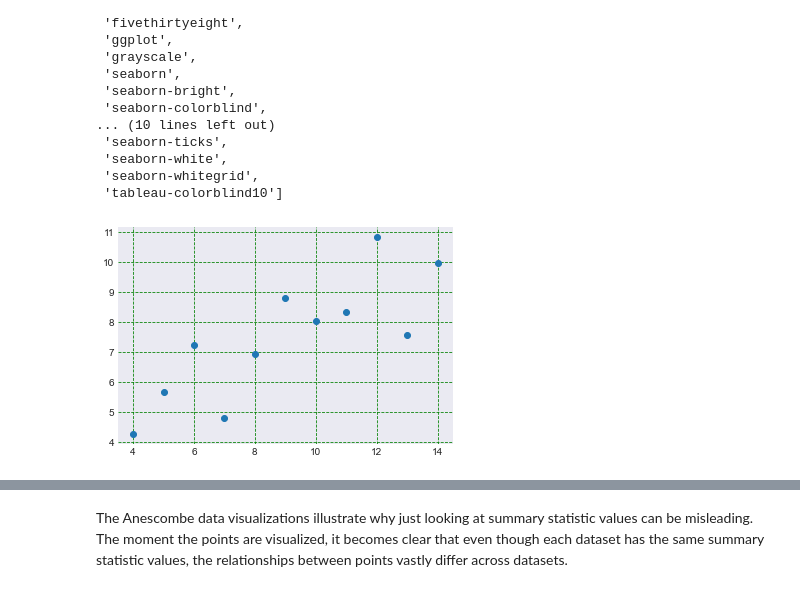
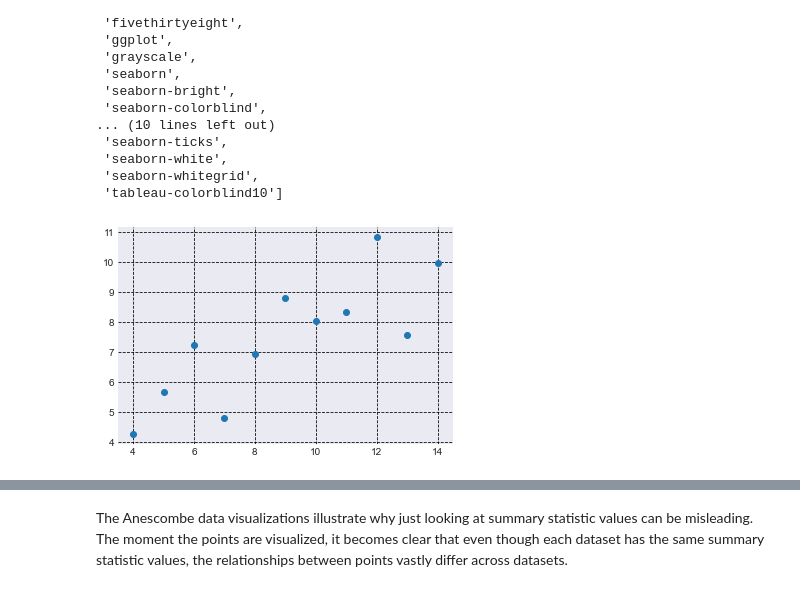
Before and after one commit to prakharjadaun/ML-Learn-With-Me, a Jupyter notebook: 06 - Introduction To Plotting.ipynb, the cells around one changed output, grey strips where cells are left out. Saved outputs shown, nothing was run; the diff lists cells and outputs as text; code cells hidden in the pictures.

```diff
--- a/06 - Introduction To Plotting.ipynb
+++ b/06 - Introduction To Plotting.ipynb
@@ -148,12 +148,12 @@ plt.style.available
 # %%
 # I am using 'seaborn-dark' style. You can explore any of the style that you want to.
 
 plt.style.use('seaborn-dark')
 plt.plot(data1['x'],data1['y'],'o')
-plt.grid(linestyle='--',color='g')
+plt.grid(linestyle='--',color='black')
 plt.show()
 # %% [output]
-[figure, old version]
+[figure, new version]
 # %%
 # lets plot the graph for all the 4 dataset and plot them in a single figure
 # from this cell you will learn to plot subplots of a figure
```
Also changed, not shown: parts of 23 cells of this notebook.
